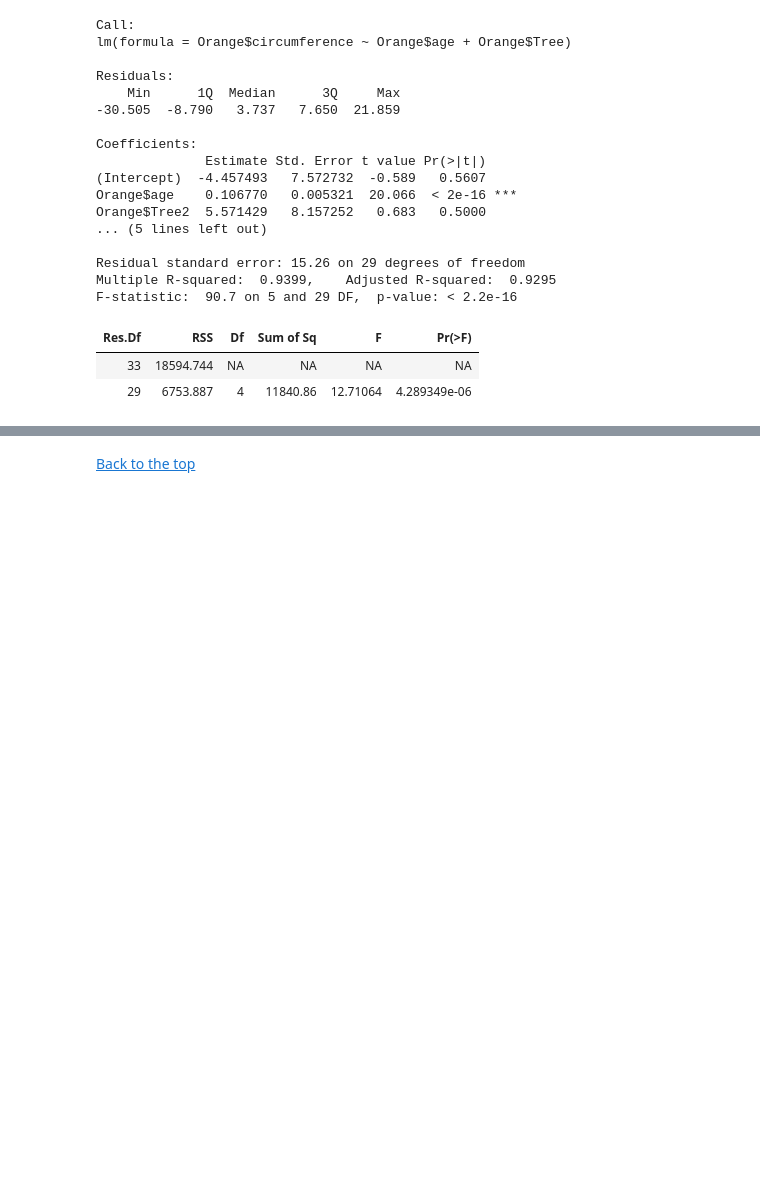
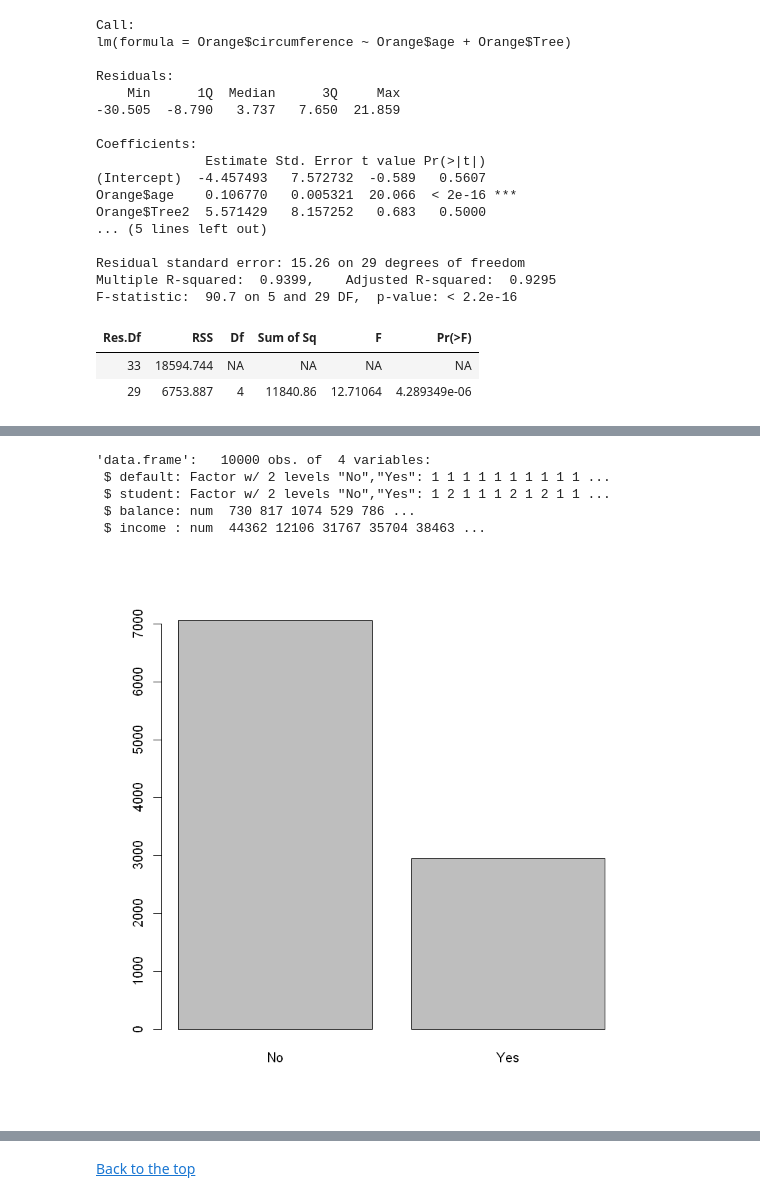
Before and after one commit to yesman89/Stats-Review, a Jupyter notebook: Stats-Review.ipynb, the cells around one changed output, grey strips where cells are left out. Saved outputs shown, nothing was run; the diff lists cells and outputs as text; code cells hidden in the pictures; blank space fills up the shorter version.

```diff
--- a/Stats-Review.ipynb
+++ b/Stats-Review.ipynb
@@ -1000,0 +1261,16 @@ anova(lm1, lm3)
+# %%
+#We look at the data and check out the distributions
+#of each of the variables
+data(Default)
+str(Default)
+barplot(table(Default$student))
+barplot(table(Default$default))
+boxplot(Default$balance)
+boxplot(Default$income)
+# %% [output]
+'data.frame':   10000 obs. of  4 variables:
+ $ default: Factor w/ 2 levels "No","Yes": 1 1 1 1 1 1 1 1 1 1 ...
+ $ student: Factor w/ 2 levels "No","Yes": 1 2 1 1 1 2 1 2 1 1 ...
+ $ balance: num  730 817 1074 529 786 ...
+ $ income : num  44362 12106 31767 35704 38463 ...
+[figure, added]
```
Also changed, not shown: parts of 24 cells of this notebook, 1 other file.
